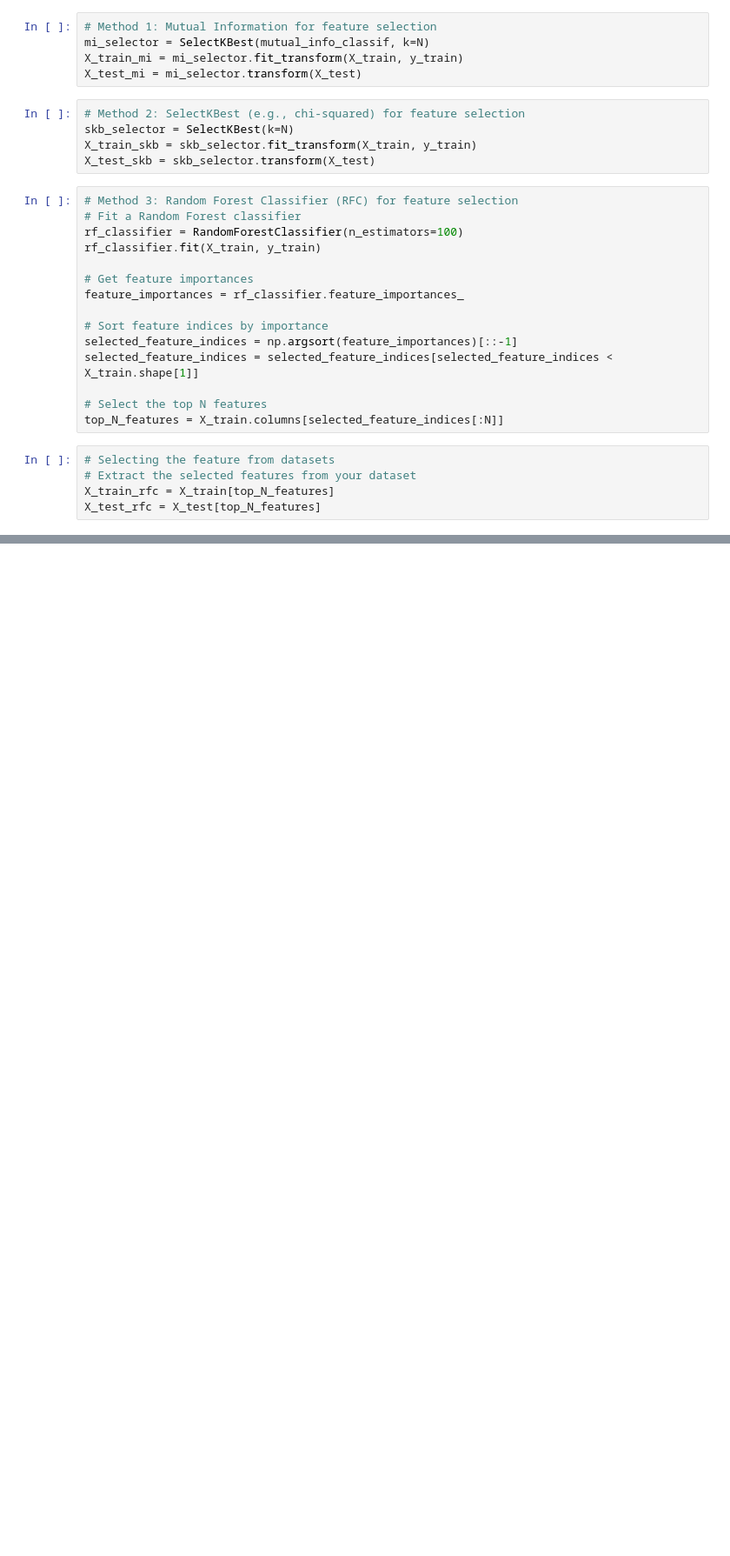
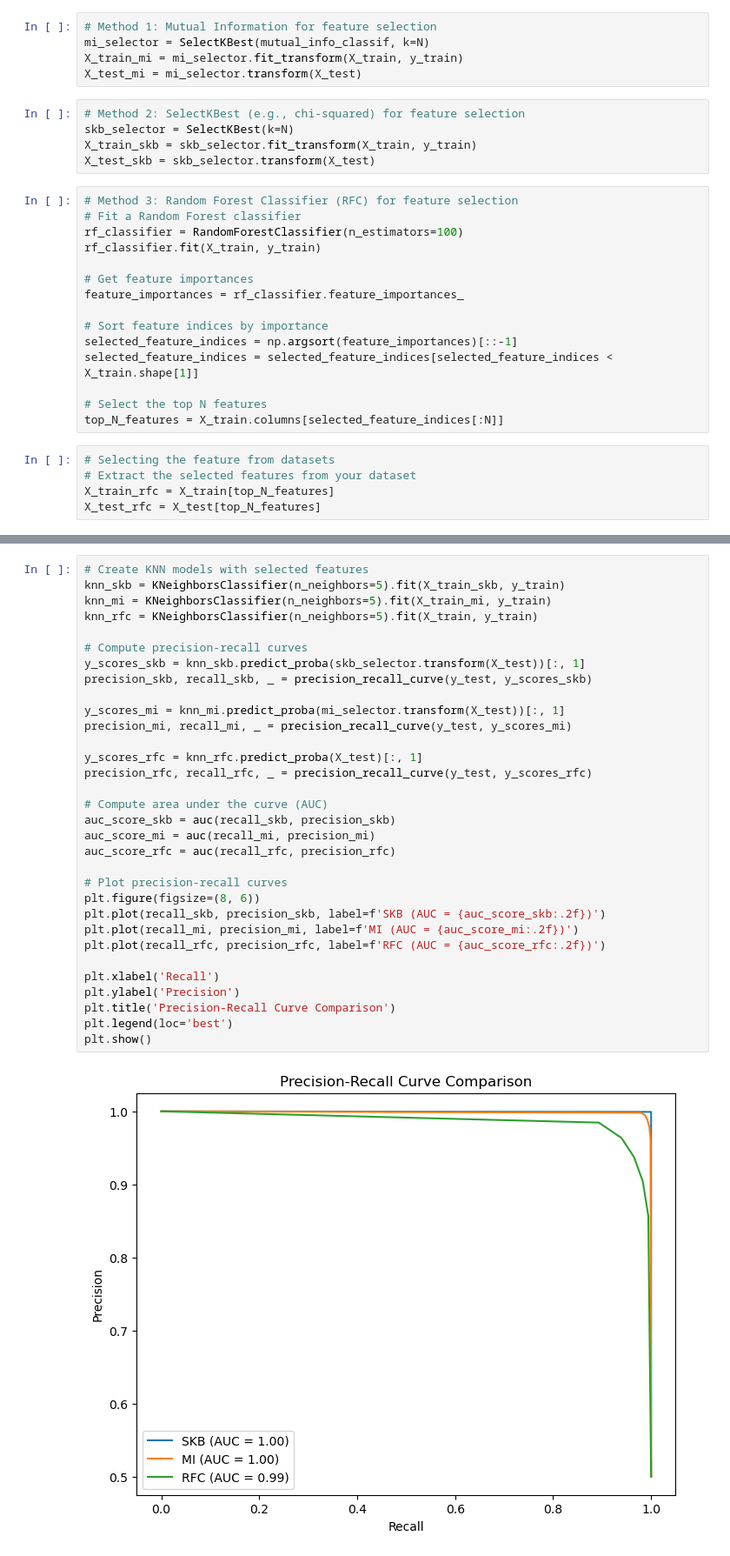
Before and after one commit to AnkitDogra-07/Research-CSE-V, a Jupyter notebook: Work/Notebooks for Data Cleaning/preprocessing.ipynb, the cells around one changed output, grey strips where cells are left out. Shown at 87% size. Saved outputs shown, nothing was run; the diff lists cells and outputs as text; blank space fills up the shorter version.

```diff
--- a/Work/Notebooks for Data Cleaning/preprocessing.ipynb
+++ b/Work/Notebooks for Data Cleaning/preprocessing.ipynb
@@ -432,0 +458,34 @@ weighted avg       1.00      1.00      1.00    113927
+# %%
+# Create KNN models with selected features
+knn_skb = KNeighborsClassifier(n_neighbors=5).fit(X_train_skb, y_train)
+knn_mi = KNeighborsClassifier(n_neighbors=5).fit(X_train_mi, y_train)
+knn_rfc = KNeighborsClassifier(n_neighbors=5).fit(X_train, y_train)
+
+# Compute precision-recall curves
+y_scores_skb = knn_skb.predict_proba(skb_selector.transform(X_test))[:, 1]
+precision_skb, recall_skb, _ = precision_recall_curve(y_test, y_scores_skb)
+
+y_scores_mi = knn_mi.predict_proba(mi_selector.transform(X_test))[:, 1]
+precision_mi, recall_mi, _ = precision_recall_curve(y_test, y_scores_mi)
+
+y_scores_rfc = knn_rfc.predict_proba(X_test)[:, 1]
+precision_rfc, recall_rfc, _ = precision_recall_curve(y_test, y_scores_rfc)
+
+# Compute area under the curve (AUC)
+auc_score_skb = auc(recall_skb, precision_skb)
+auc_score_mi = auc(recall_mi, precision_mi)
+auc_score_rfc = auc(recall_rfc, precision_rfc)
+
+# Plot precision-recall curves
+plt.figure(figsize=(8, 6))
+plt.plot(recall_skb, precision_skb, label=f'SKB (AUC = {auc_score_skb:.2f})')
+plt.plot(recall_mi, precision_mi, label=f'MI (AUC = {auc_score_mi:.2f})')
+plt.plot(recall_rfc, precision_rfc, label=f'RFC (AUC = {auc_score_rfc:.2f})')
+
+plt.xlabel('Recall')
+plt.ylabel('Precision')
+plt.title('Precision-Recall Curve Comparison')
+plt.legend(loc='best')
+plt.show()
+# %% [output]
+[figure, added]
```
Also changed, not shown: parts of 8 cells of this notebook.
